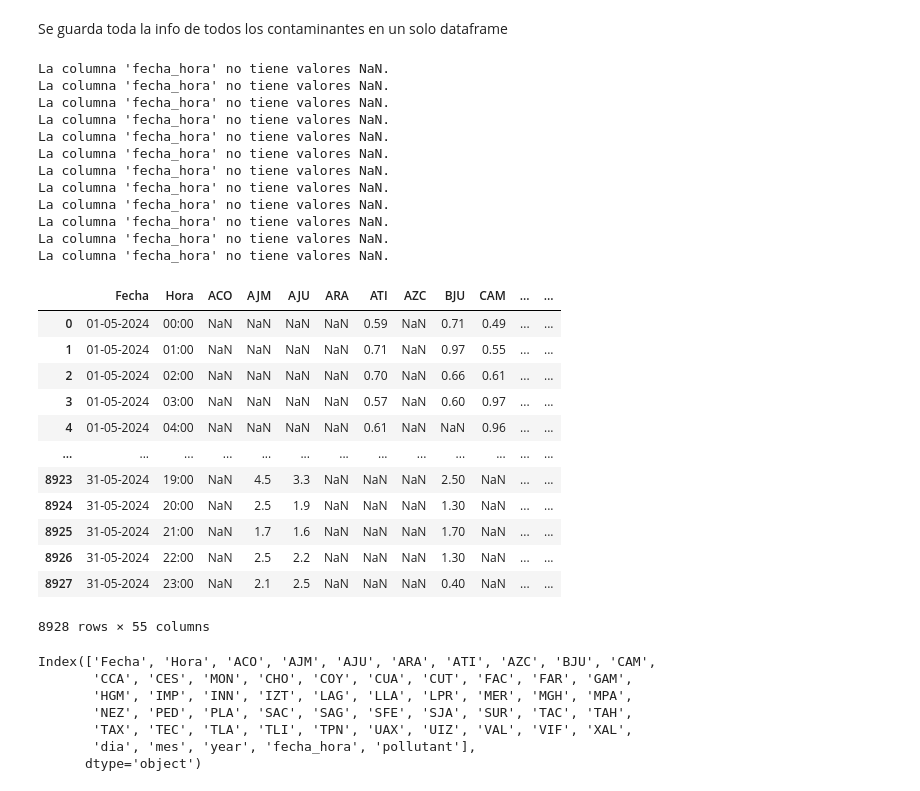
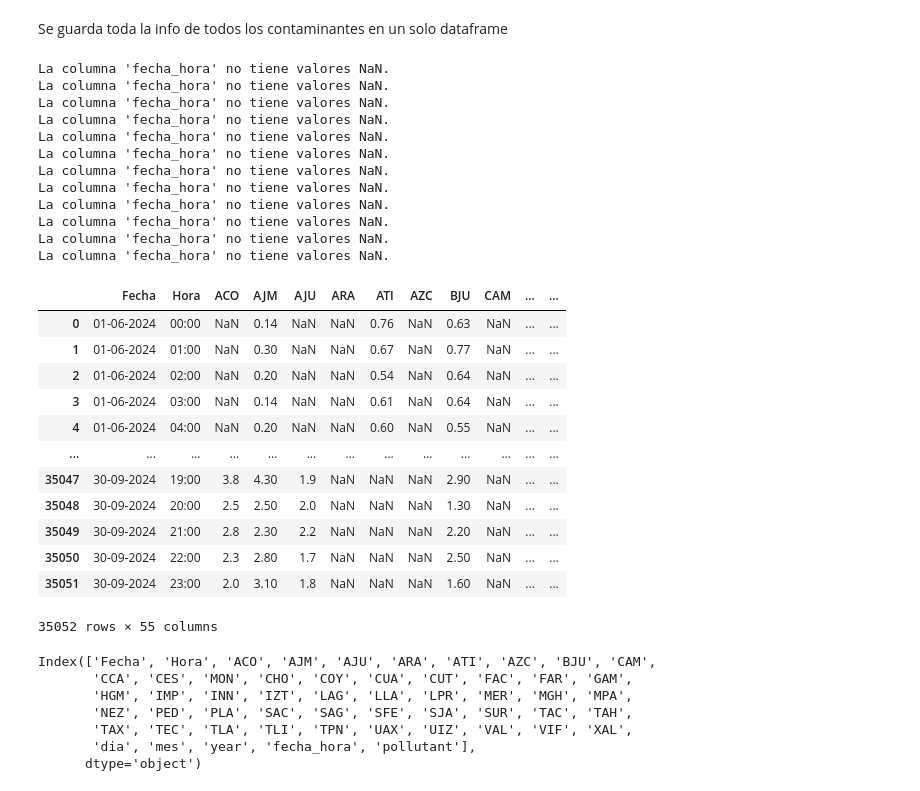
Before and after one commit to vlegaria/air_pollution, a Jupyter notebook: preprocessing_airpollution_data/correccion_archivos_aireSalud.ipynb, the cells around one changed output. Drawn from its saved outputs; the diff is of its cells as text; code cells hidden in the pictures.

Commit message:
vecto2dataframe

```diff
--- a/preprocessing_airpollution_data/correccion_archivos_aireSalud.ipynb
+++ b/preprocessing_airpollution_data/correccion_archivos_aireSalud.ipynb
@@ -235,7 +235,8 @@ Se guarda toda la info de todos los contaminantes en un solo dataframe
 # %%
 dir = "Archivos_contaminantes_juntas"
 dir2 = "Archivos_contaminantes_juntas2"
-final_filename = "data_31May_2024_all_stations.csv"
+#final_filename = "data_31May_2024_all_stations.csv"
+final_filename = "data_jun_sep_2024_all_stations.csv"
 if not os.path.exists(dir2):
     os.makedirs(dir2)
 
@@ -268,46 +269,46 @@ for file_name in files:
     if tiene_nan:
         print(f"La columna '{columna_especifica}' tiene valores NaN.")
     else:
         print(f"La columna '{columna_especifica}' no tiene valores NaN.")
 
     file_dir2 = os.path.join(dir2, file_name)
     df.to_csv(file_dir2, index=False)
     dataframes.append(df)
 df_final = pd.concat(dataframes, ignore_index=False, sort=False)
 df_final.to_csv(final_filename, index=False)
 df = pd.read_csv(final_filename)
 del df["LVI"]
 del df["SS1"]
-if ["Unnamed: 0"] in df.keys():
+if "Unnamed: 0" in df.keys():
     del df["Unnamed: 0"]
 df.to_csv(final_filename , index=False)
 df
 # %% [output]
 La columna 'fecha_hora' no tiene valores NaN.
 La columna 'fecha_hora' no tiene valores NaN.
 La columna 'fecha_hora' no tiene valores NaN.
 La columna 'fecha_hora' no tiene valores NaN.
 La columna 'fecha_hora' no tiene valores NaN.
 La columna 'fecha_hora' no tiene valores NaN.
 La columna 'fecha_hora' no tiene valores NaN.
 La columna 'fecha_hora' no tiene valores NaN.
 La columna 'fecha_hora' no tiene valores NaN.
 La columna 'fecha_hora' no tiene valores NaN.
 La columna 'fecha_hora' no tiene valores NaN.
 La columna 'fecha_hora' no tiene valores NaN.
 |  | Fecha | Hora | ACO | AJM | AJU | ARA | ATI | AZC | BJU | CAM | ... | ... |
-| 0 | 01-05-2024 | 00:00 | NaN | NaN | NaN | NaN | 0.59 | NaN | 0.71 | 0.49 | ... | ... |
-| 1 | 01-05-2024 | 01:00 | NaN | NaN | NaN | NaN | 0.71 | NaN | 0.97 | 0.55 | ... | ... |
-| 2 | 01-05-2024 | 02:00 | NaN | NaN | NaN | NaN | 0.70 | NaN | 0.66 | 0.61 | ... | ... |
-| 3 | 01-05-2024 | 03:00 | NaN | NaN | NaN | NaN | 0.57 | NaN | 0.60 | 0.97 | ... | ... |
-| 4 | 01-05-2024 | 04:00 | NaN | NaN | NaN | NaN | 0.61 | NaN | NaN | 0.96 | ... | ... |
+| 0 | 01-06-2024 | 00:00 | NaN | 0.14 | NaN | NaN | 0.76 | NaN | 0.63 | NaN | ... | ... |
+| 1 | 01-06-2024 | 01:00 | NaN | 0.30 | NaN | NaN | 0.67 | NaN | 0.77 | NaN | ... | ... |
+| 2 | 01-06-2024 | 02:00 | NaN | 0.20 | NaN | NaN | 0.54 | NaN | 0.64 | NaN | ... | ... |
+| 3 | 01-06-2024 | 03:00 | NaN | 0.14 | NaN | NaN | 0.61 | NaN | 0.64 | NaN | ... | ... |
+| 4 | 01-06-2024 | 04:00 | NaN | 0.20 | NaN | NaN | 0.60 | NaN | 0.55 | NaN | ... | ... |
 | ... | ... | ... | ... | ... | ... | ... | ... | ... | ... | ... | ... | ... |
-| 8923 | 31-05-2024 | 19:00 | NaN | 4.5 | 3.3 | NaN | NaN | NaN | 2.50 | NaN | ... | ... |
-| 8924 | 31-05-2024 | 20:00 | NaN | 2.5 | 1.9 | NaN | NaN | NaN | 1.30 | NaN | ... | ... |
-| 8925 | 31-05-2024 | 21:00 | NaN | 1.7 | 1.6 | NaN | NaN | NaN | 1.70 | NaN | ... | ... |
-| 8926 | 31-05-2024 | 22:00 | NaN | 2.5 | 2.2 | NaN | NaN | NaN | 1.30 | NaN | ... | ... |
-| 8927 | 31-05-2024 | 23:00 | NaN | 2.1 | 2.5 | NaN | NaN | NaN | 0.40 | NaN | ... | ... |
+| 35047 | 30-09-2024 | 19:00 | 3.8 | 4.30 | 1.9 | NaN | NaN | NaN | 2.90 | NaN | ... | ... |
+| 35048 | 30-09-2024 | 20:00 | 2.5 | 2.50 | 2.0 | NaN | NaN | NaN | 1.30 | NaN | ... | ... |
+| 35049 | 30-09-2024 | 21:00 | 2.8 | 2.30 | 2.2 | NaN | NaN | NaN | 2.20 | NaN | ... | ... |
+| 35050 | 30-09-2024 | 22:00 | 2.3 | 2.80 | 1.7 | NaN | NaN | NaN | 2.50 | NaN | ... | ... |
+| 35051 | 30-09-2024 | 23:00 | 2.0 | 3.10 | 1.8 | NaN | NaN | NaN | 1.60 | NaN | ... | ... |
-8928 rows × 55 columns
+35052 rows × 55 columns
 # %%
 df.keys()
 # %% [output]
```
Also changed, not shown: parts of 3 cells of this notebook, 5 other files.
